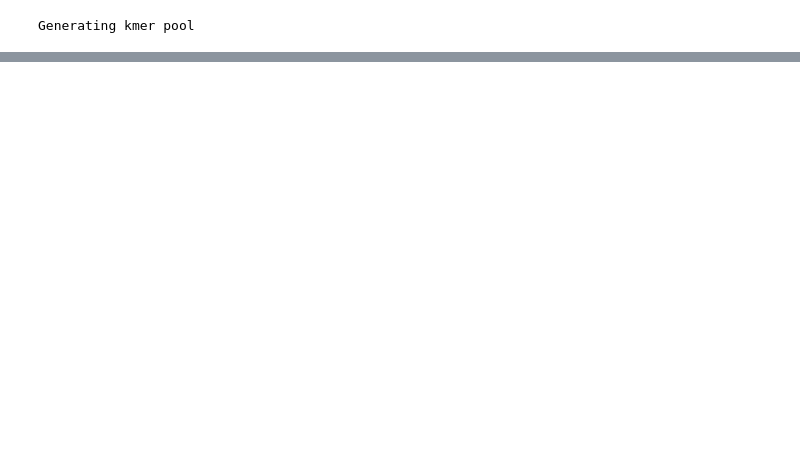
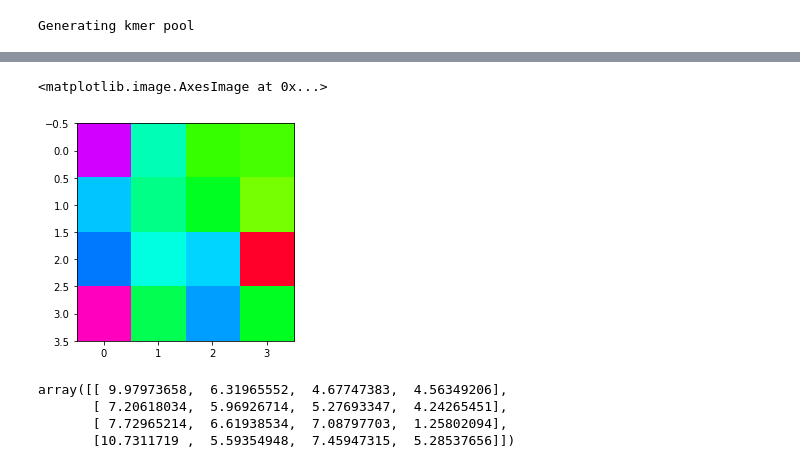
Before and after one commit to powerhorse1986/statsPlotGenerator, a Jupyter notebook: CGR.ipynb, the cells around one changed output, grey strips where cells are left out. Drawn from its saved outputs; the diff is of its cells as text; code cells hidden in the pictures; blank space fills up the shorter version.

```diff
--- a/CGR.ipynb
+++ b/CGR.ipynb
@@ -222,0 +221,14 @@ defaultdict(int,
+# %%
+tenCounts = twoMerMatrix.copy()
+tenCounts = tenCounts * 100
+plt.imshow(tenCounts, cmap = 'gist_rainbow', interpolation = 'nearest')
+# %% [output]
+<matplotlib.image.AxesImage at 0x...>
+[figure, added]
+# %%
+tenCounts
+# %% [output]
+array([[ 9.97973658,  6.31965552,  4.67747383,  4.56349206],
+       [ 7.20618034,  5.96926714,  5.27693347,  4.24265451],
+       [ 7.72965214,  6.61938534,  7.08797703,  1.25802094],
+       [10.7311719 ,  5.59354948,  7.45947315,  5.28537656]])
```
Also changed, not shown: parts of 25 cells of this notebook.
